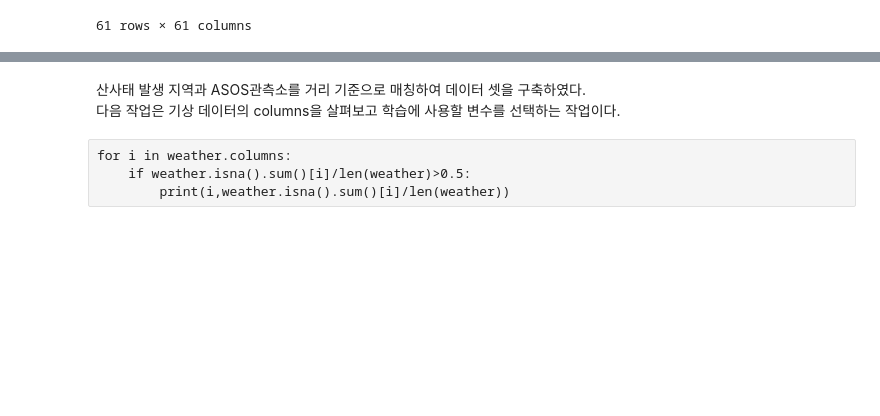
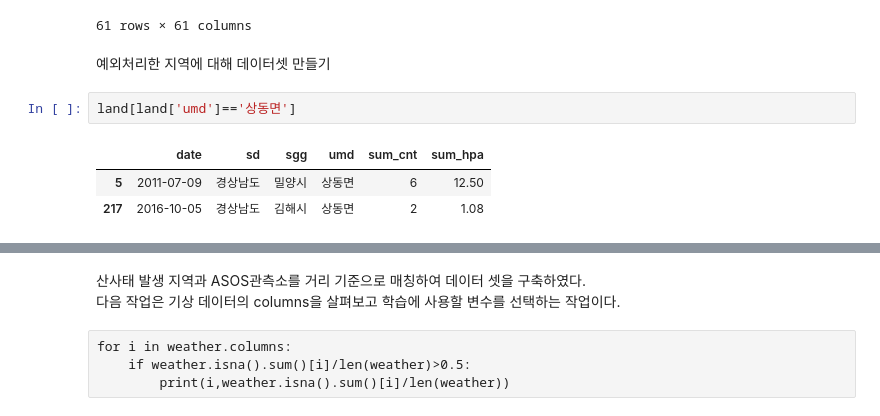
Before and after one commit to Deep-Environment/weather_bigcon_2021, a Jupyter notebook: src/ASOS관측소와 산사태 발생지역 데이터셋 만들기.ipynb, the cells around one changed output, grey strips where cells are left out. Cells and saved outputs as stored; diff of their text form; blank space fills up the shorter version.

Commit message:
예외처리 지역 데이터셋 추가

```diff
--- a/src/ASOS관측소와 산사태 발생지역 데이터셋 만들기.ipynb
+++ b/src/ASOS관측소와 산사태 발생지역 데이터셋 만들기.ipynb
@@ -182,3 +182,11 @@ land_dict['내일동'].corr()
 | 9-9강수(mm) | NaN | NaN | NaN | NaN | NaN | NaN | NaN | NaN | NaN | ... |
 | 안개 계속시간(hr) | NaN | NaN | NaN | NaN | NaN | NaN | NaN | NaN | NaN | ... |
 61 rows × 61 columns
+# %% [markdown]
+예외처리한 지역에 대해 데이터셋 만들기
+# %%
+land[land['umd']=='상동면']
+# %% [output]
+|  | date | sd | sgg | umd | sum_cnt | sum_hpa |
+| 5 | 2011-07-09 | 경상남도 | 밀양시 | 상동면 | 6 | 12.50 |
+| 217 | 2016-10-05 | 경상남도 | 김해시 | 상동면 | 2 | 1.08 |
```
Also changed, not shown: parts of 4 cells of this notebook.
